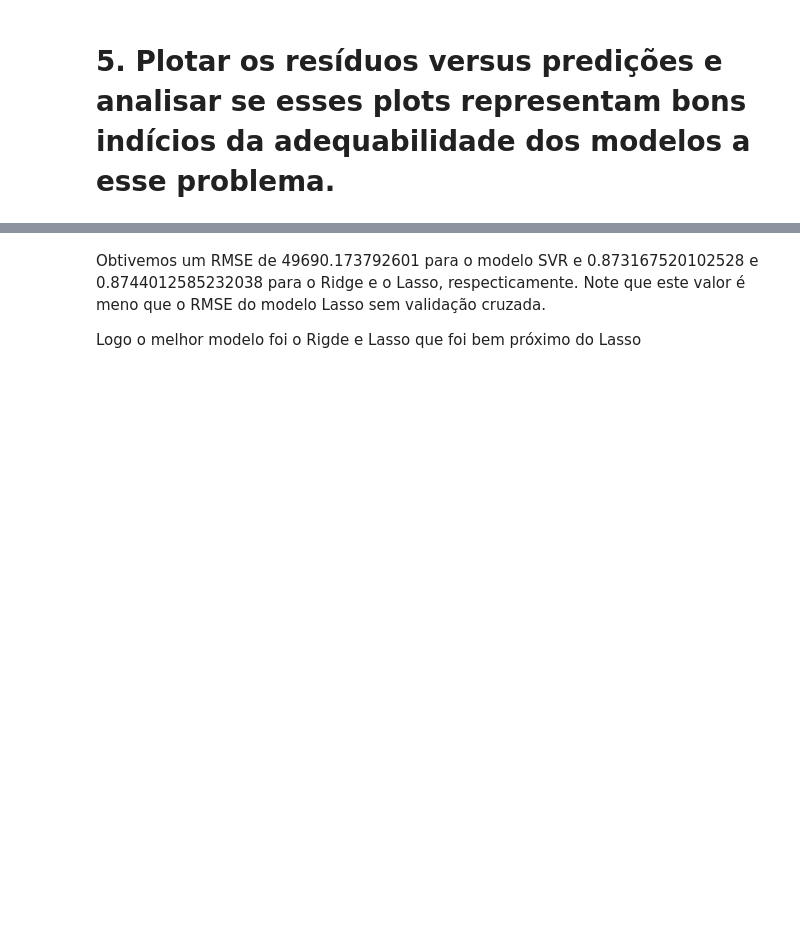
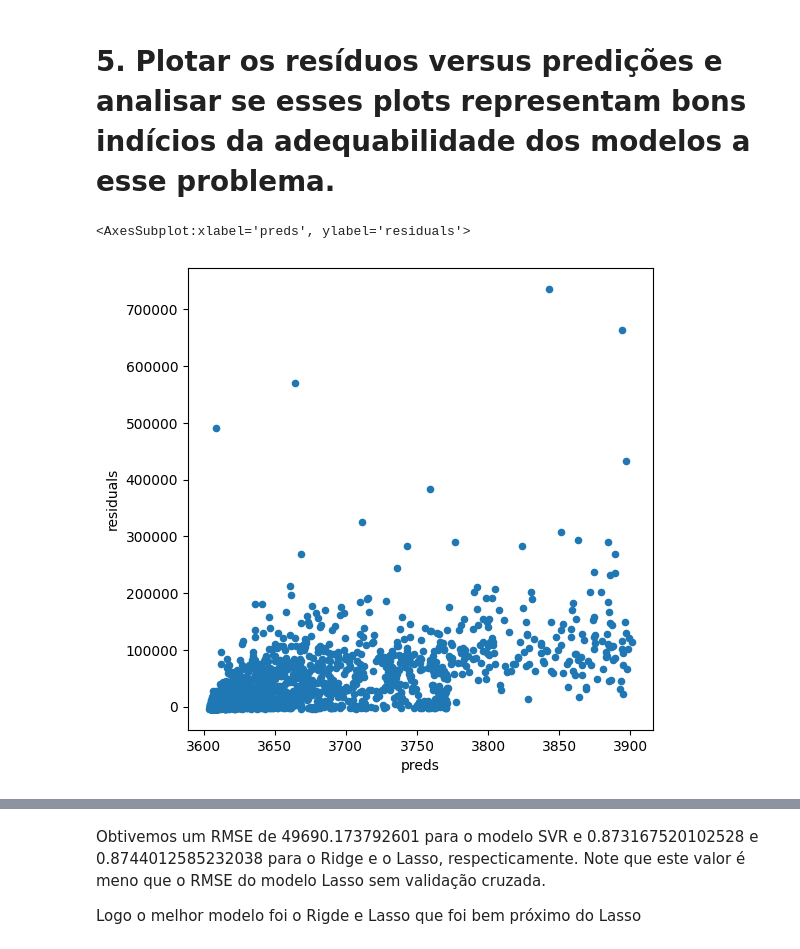
Before and after one commit to alananeo/votacao_ml, a Jupyter notebook: tarefa.ipynb, the cells around one changed output, grey strips where cells are left out. Drawn from its saved outputs; the diff is of its cells as text; code cells hidden in the pictures; blank space fills up the shorter version.

```diff
--- a/tarefa.ipynb
+++ b/tarefa.ipynb
@@ -512,7 +514,10 @@ rmse_cv(model_knn).mean()
 # %%
 # lets look at the residuals as well:
 plt.rcParams['figure.figsize'] = (6.0, 6.0)
 
-preds = pd.DataFrame({"preds":clf.predict(X), "true": y})
+preds = pd.DataFrame({"preds":model_svr.predict(X), "true": y})
 preds["residuals"] = preds["true"] - preds["preds"]
 preds.plot(x = "preds", y = "residuals", kind = "scatter")
+# %% [output]
+<AxesSubplot:xlabel='preds', ylabel='residuals'>
+[figure, added]
```
Also changed, not shown: parts of 8 cells of this notebook.
